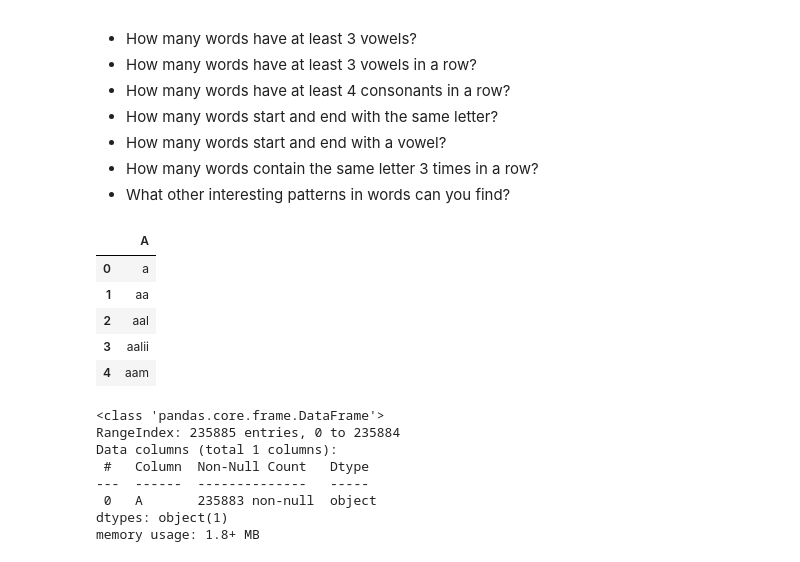
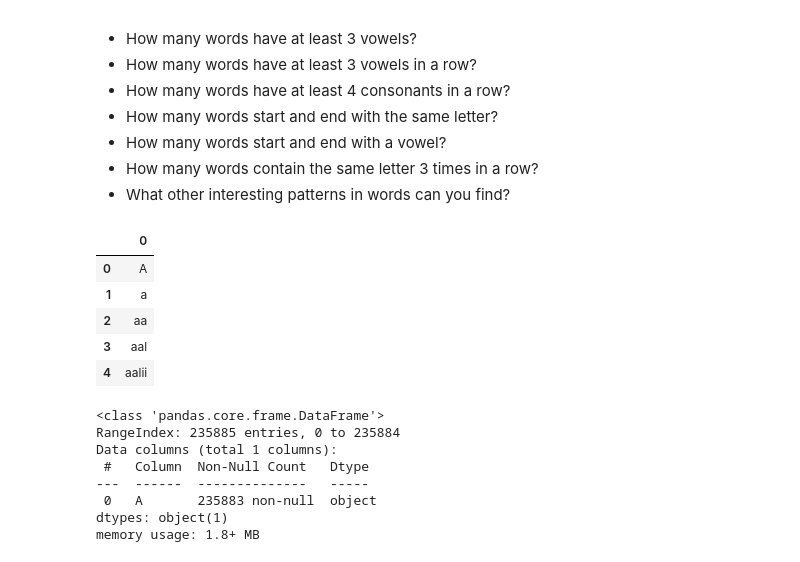
Before and after one commit to Ken-Alviola/natural-language-processing-exercises, a Jupyter notebook: regex.ipynb, the cells around one changed output. Saved outputs shown, nothing was run; the diff lists cells and outputs as text; code cells hidden in the pictures.

```diff
--- a/regex.ipynb
+++ b/regex.ipynb
@@ -193,15 +193,15 @@ lines.str.extract(regex)
 - How many words contain the same letter 3 times in a row?
 - What other interesting patterns in words can you find?
 # %%
-words = pd.read_csv('words')
+words = pd.read_csv('words', header=None, sep=' ')
 words.head()
 # %% [output]
-|  | A |
-| 0 | a |
-| 1 | aa |
-| 2 | aal |
-| 3 | aalii |
-| 4 | aam |
+|  | 0 |
+| 0 | A |
+| 1 | a |
+| 2 | aa |
+| 3 | aal |
+| 4 | aalii |
 # %%
 words.info()
 # %% [output]
```
Also changed, not shown: parts of 10 cells of this notebook.
